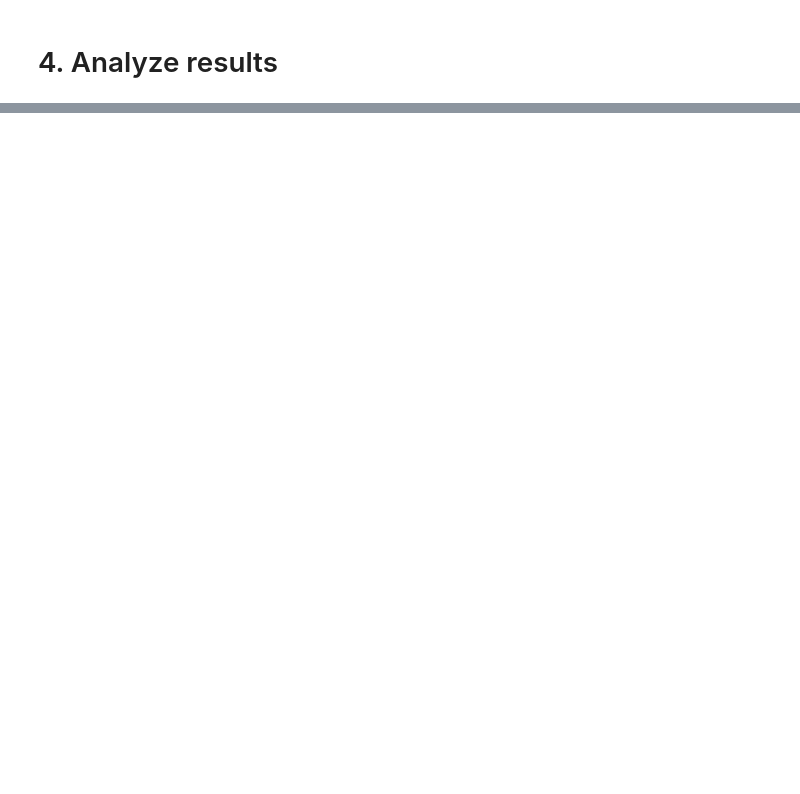
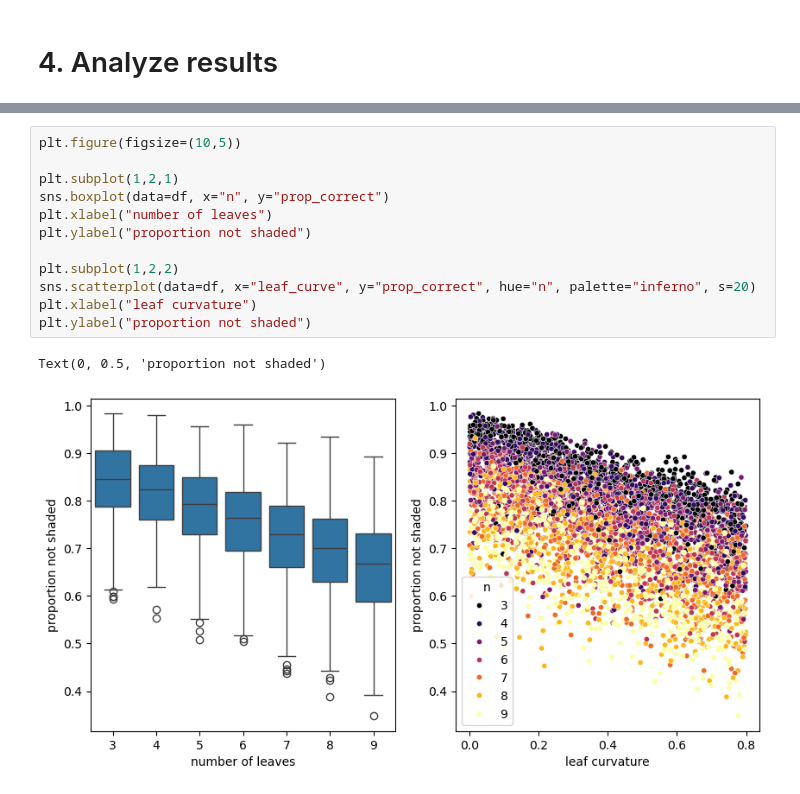
Before and after one commit to DanChitwood/ray_casting_models, a Jupyter notebook: ray_casting_models.ipynb, the cells around one changed output, grey strips where cells are left out. Drawn from its saved outputs; the diff is of its cells as text; blank space fills up the shorter version.

```diff
--- a/ray_casting_models.ipynb
+++ b/ray_casting_models.ipynb
@@ -1352,0 +1556,15 @@ df
+# %%
+plt.figure(figsize=(10,5))
+
+plt.subplot(1,2,1)
+sns.boxplot(data=df, x="n", y="prop_correct")
+plt.xlabel("number of leaves")
+plt.ylabel("proportion not shaded")
+
+plt.subplot(1,2,2)
+sns.scatterplot(data=df, x="leaf_curve", y="prop_correct", hue="n", palette="inferno", s=20)
+plt.xlabel("leaf curvature")
+plt.ylabel("proportion not shaded")
+# %% [output]
+Text(0, 0.5, 'proportion not shaded')
+[figure, added]
```
Also changed, not shown: parts of 18 cells of this notebook.
